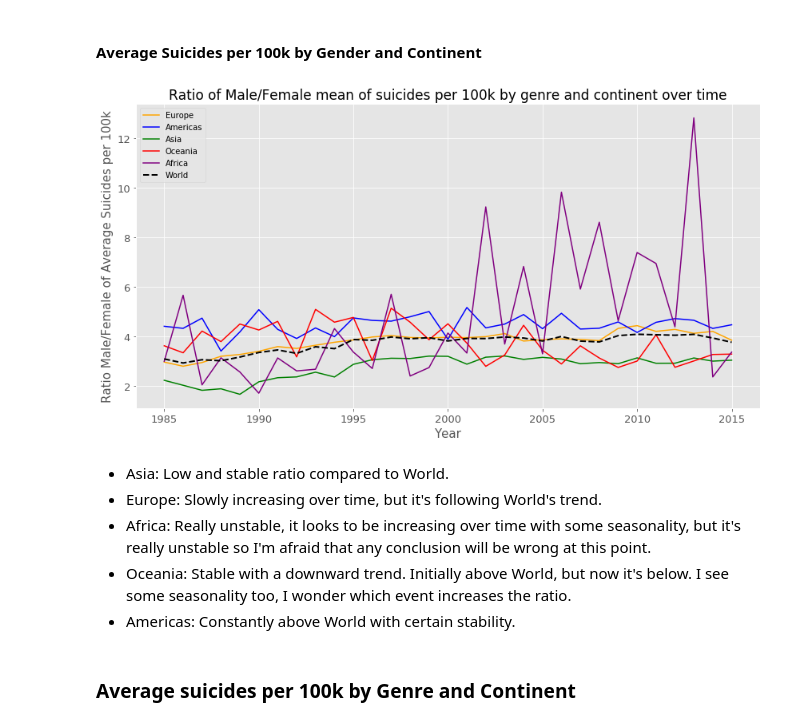
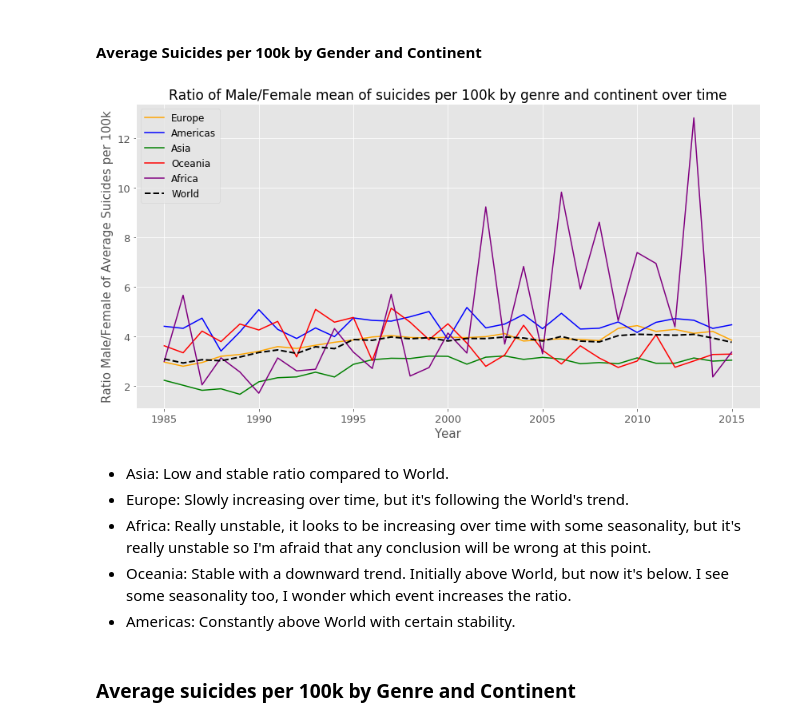
Before and after one commit to renoneto/data-science-portfolio, a Jupyter notebook: suicide_analysis.ipynb, the cells around one changed output. Cells and saved outputs as stored; diff of their text form; code cells hidden in the pictures.

```diff
--- a/suicide_analysis.ipynb
+++ b/suicide_analysis.ipynb
@@ -205,38 +205,38 @@ male1 = df_sex[df_sex['sex']=='male']
 female1 = df_sex[df_sex['sex']=='female']
 
 #Merge male and female dataframes
 to_plot = pd.merge(male1, female1, on=['year','continent'])
 to_plot['ratio'] = to_plot['suicides_per_100k_x']/to_plot['suicides_per_100k_y']
 to_plot = to_plot[['year','continent','ratio']]
 
 #Create a list with the continents, I'm going to plot them through a loop.
 continents = list(df['continent'].unique())
 
 #Plot!
 fig, ax = plt.subplots()
 fig.set_size_inches(14,7)
 
 #Loop through list of continents.
 for idx, continent in enumerate(continents):
     colors = ['orange','blue','green','red','purple']
     chart = to_plot[to_plot['continent'] == continent]
     y = chart['ratio']
     x = chart['year']
     ax.plot(x,y, label=continent, color=colors[idx])
 
 ax.plot(y_total, x_total, '--', color='black', linewidth=2, label='World')
-plt.legend()
+plt.legend(prop={'size': 12})
 plt.title('Ratio of Male/Female mean of suicides per 100k by genre and continent over time', fontsize = 17)
 plt.xticks(fontsize = 13)
 plt.yticks(fontsize = 13)
 plt.xlabel('Year', fontsize=15)
 plt.ylabel('Ratio Male/Female of Average Suicides per 100k', fontsize=15)
 plt.show();
 # %% [output]
-[figure, old version]
+[figure, new version]
 # %% [markdown]
 - Asia: Low and stable ratio compared to World.
-- Europe: Slowly increasing over time, but it's following World's trend.
+- Europe: Slowly increasing over time, but it's following the World's trend.
 - Africa: Really unstable, it looks to be increasing over time with some seasonality, but it's really unstable so I'm afraid that any conclusion will be wrong at this point.
 - Oceania: Stable with a downward trend. Initially above World, but now it's below. I see some seasonality too, I wonder which event increases the ratio.
 - Americas: Constantly above World with certain stability.
```
Also changed, not shown: parts of 20 cells of this notebook.
